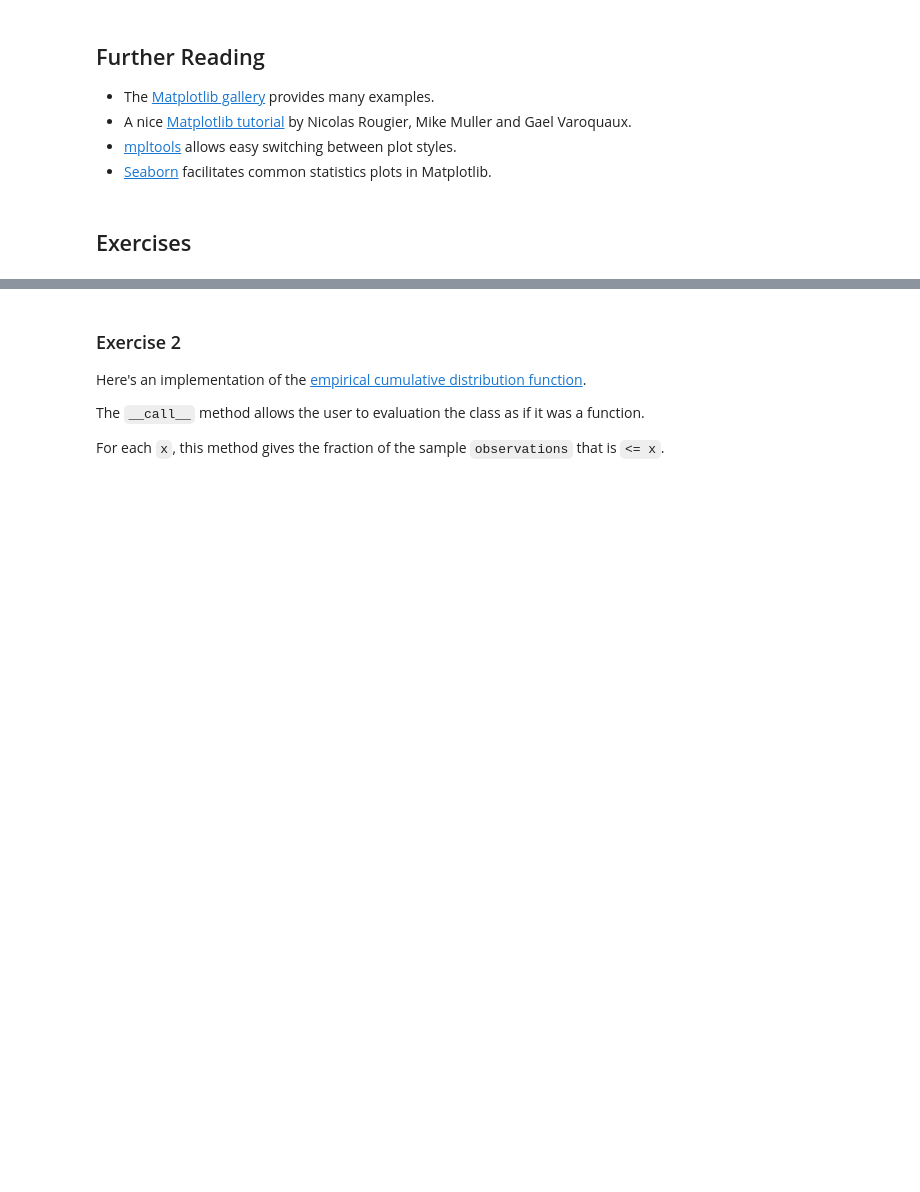
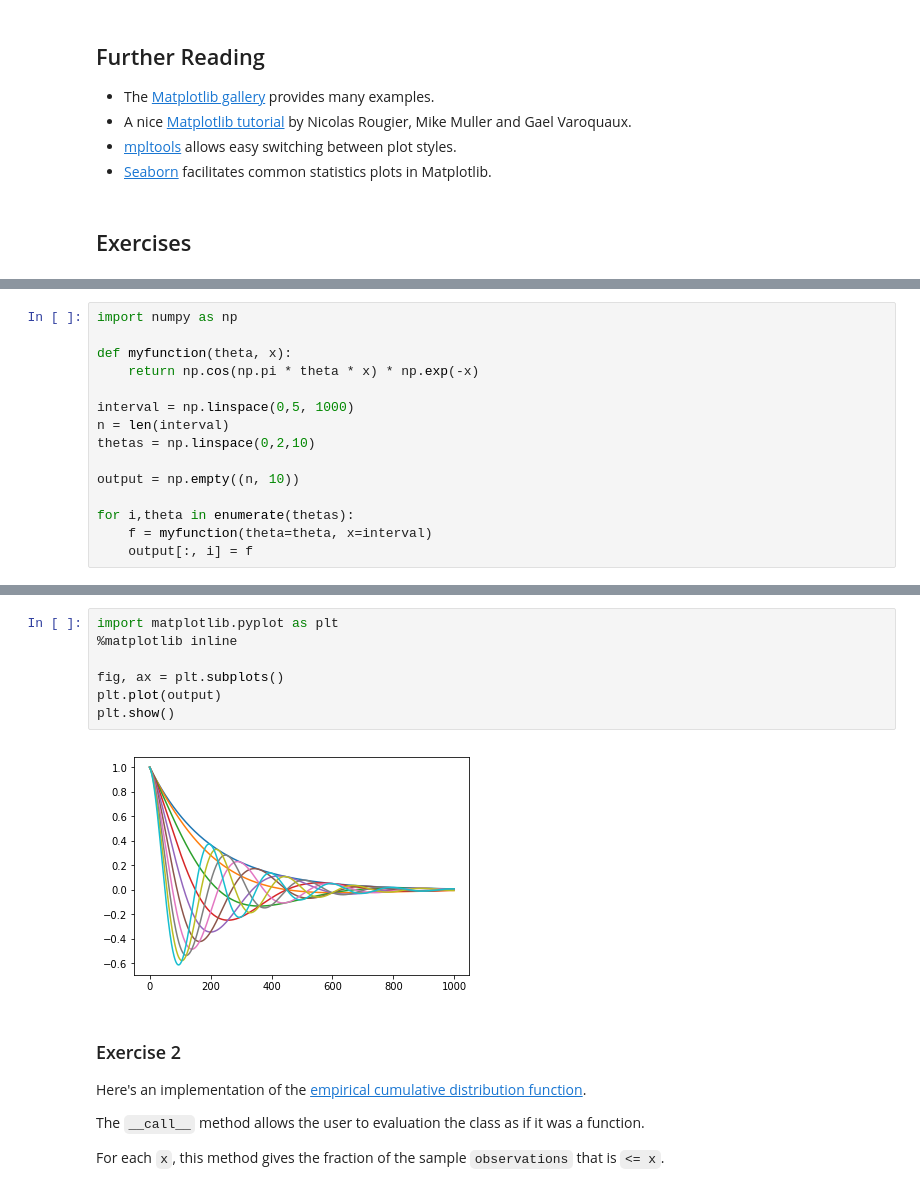
Before and after one commit to QuantEcon/summer_course_2019, a Jupyter notebook: day1/matplotlib.ipynb, the cells around one changed output, grey strips where cells are left out. Cells and saved outputs as stored; diff of their text form; blank space fills up the shorter version.

```diff
--- a/day1/matplotlib.ipynb
+++ b/day1/matplotlib.ipynb
@@ -265,3 +265,18 @@ Place all the curves in the same figure.
 The output should look like this
 
 ![matplotlib_ex1.png](figures/matplotlib_ex1.png)
+# %%
+import numpy as np
+
+def myfunction(theta, x):
+    return np.cos(np.pi * theta * x) * np.exp(-x)
+
+interval = np.linspace(0,5, 1000)
+n = len(interval)
+thetas = np.linspace(0,2,10)
+
+output = np.empty((n, 10))
+
+for i,theta in enumerate(thetas):
+    f = myfunction(theta=theta, x=interval)
+    output[:, i] = f
@@ -268,3 +297,12 @@ The output should look like this
+# %%
+import matplotlib.pyplot as plt
+%matplotlib inline
+
+fig, ax = plt.subplots()
+plt.plot(output)
+plt.show()
+# %% [output]
+[figure, added]
 # %% [markdown]
 ### Exercise 2
 
```
Also changed, not shown: parts of 2 cells of this notebook, 8 other files.
